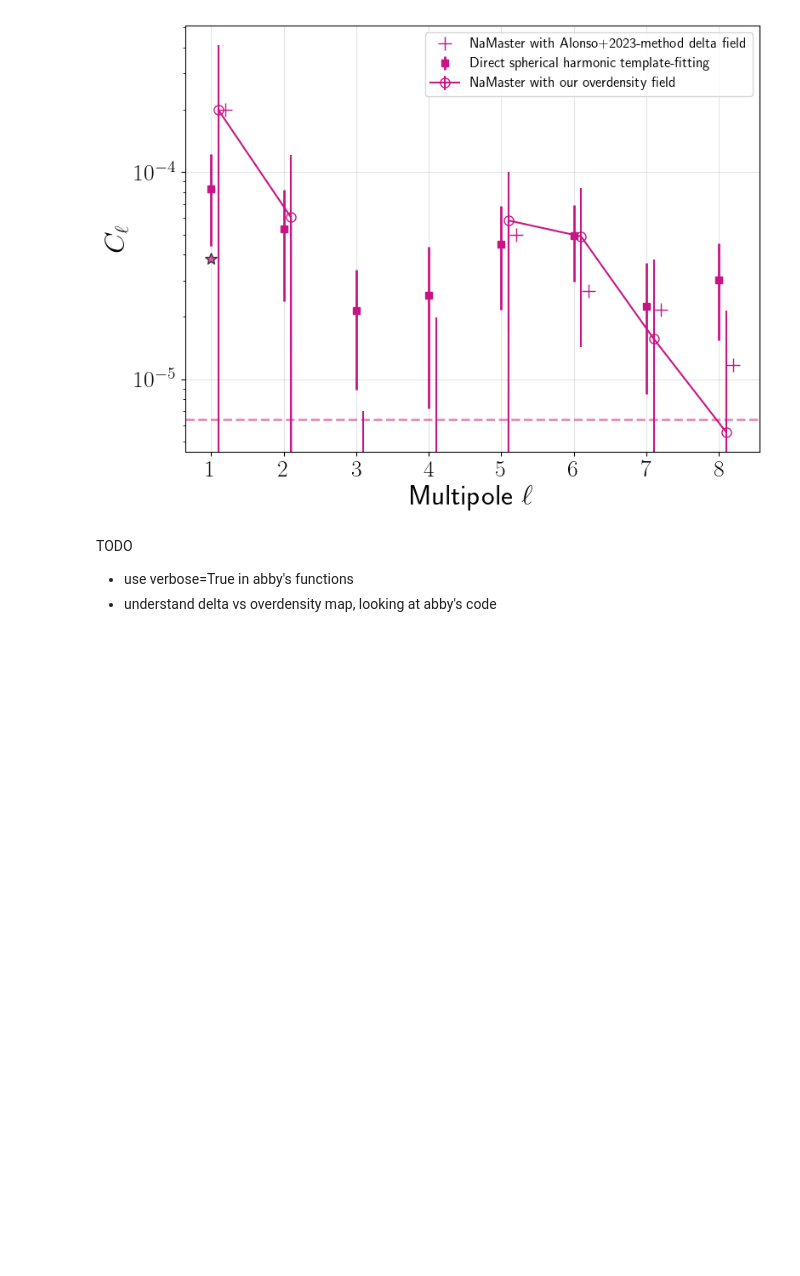
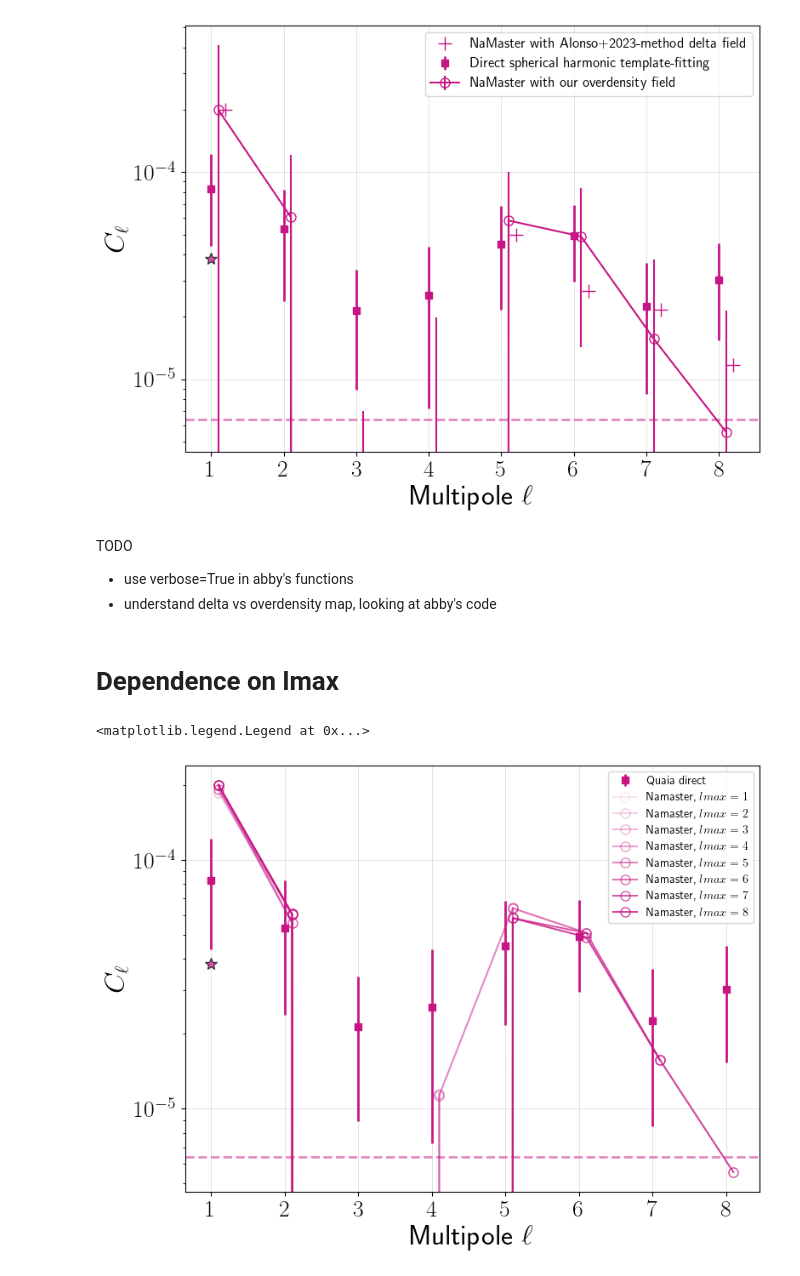
Before and after one commit to abbyw24/lss-dipoles, a Jupyter notebook: notebooks/2024-06-05_pseudo-Cells.ipynb, the cells around one changed output. Saved outputs shown, nothing was run; the diff lists cells and outputs as text; code cells hidden in the pictures; blank space fills up the shorter version.

Commit message:
Added lmax comparison

```diff
--- a/notebooks/2024-06-05_pseudo-Cells.ipynb
+++ b/notebooks/2024-06-05_pseudo-Cells.ipynb
@@ -282,19 +286,20 @@ c = cat[maskflag]
 ipix = ipix[maskflag]
 
 # Calculate overdensity field
-nmap = np.bincount(ipix, minlength=npix)
+NPIX = hp.nside2npix(d.NSIDE)
+nmap = np.bincount(ipix, minlength=NPIX)
 nmean = np.sum(nmap*mask_b)/np.sum(mask*mask_b)
-delta = np.zeros(npix)
+delta = np.zeros(NPIX)
 delta[mask_b] = nmap[mask_b]/(nmean*mask[mask_b])-1
 
 nmean_myway = np.sum(nmap[mask_b]/(mask[mask_b]))/np.sum(mask_b)
 
 # Calculate coupled noise power spectrum
 # eqn 4.12 in Alonso+2023 https://arxiv.org/pdf/2306.17748
-nmean_srad = nmean * npix / (4*np.pi)
+nmean_srad = nmean * NPIX / (4*np.pi)
 nl_coupled = np.mean(mask) / nmean_srad * np.ones((1, 3*d.NSIDE))
 
-print(nmean, npix, nmean_srad)
+print(nmean, NPIX, nmean_srad)
 print(nmean_myway)
 print(nl_coupled.shape, nl_coupled[0,:5])
 # %% [output]
@@ -344,7 +349,7 @@ f_cat = nmt.NmtField(mask, [delta], n_iter=0)
 Set up C_ell calculator and compute
 # %%
 # Calculator
-def get_cl(f1, f2, pnl=None):
+def get_cl(f1, f2, b, pnl=None):
     pcl = nmt.compute_coupled_cell(f1, f2)
     w = nmt.NmtWorkspace()
     w.compute_coupling_matrix(f1, f2, b)
@@ -357,7 +362,7 @@ def get_cl(f1, f2, pnl=None):
     wins = w.get_bandpower_windows()
     return cl, nl, w, wins.squeeze()
 # %%
-cl, nl, w, Bbl = get_cl(f_quaia, f_quaia, pnl=nl_coupled)
+cl, nl, w, Bbl = get_cl(f_quaia, f_quaia, b, pnl=nl_coupled)
 #cl, nl, w, Bbl = get_cl(f_quaia, f_quaia, pnl=None)
 print(cl)
 # %% [output]
@@ -473,3 +481,5 @@ ax.legend(loc=1, fontsize=12)
 TODO
 - use verbose=True in abby's functions
 - understand delta vs overdensity map, looking at abby's code
+# %% [markdown]
+# Dependence on lmax
@@ -475,0 +507,56 @@ TODO
+# %%
+# plottt
+#  (Cell functions output C_0, but start with C_1 since we're fitting overdensities)
+fig, ax = plt.subplots(figsize=(8,6), tight_layout=True)
+#kwargs = dict(ls='None', ms=6, alpha=0.6, capsize=2, lw=lw)
+kwargs = dict(ls='None', ms=6, alpha=1, lw=lw)
+
+ax.errorbar(ells[1:], Cells_quaia[1:], yerr=Cells_quaia_std[1:],
+                c=color_quaia, label='Quaia direct',
+                marker='s', **kwargs)
+
+for i in range(len(l_max_arr)):
+
+    ax.errorbar(leff_arr_lmaxdep[i]+0.1, cl_arr_lmaxdep[i][0], #yerr=np.sqrt(np.diag(cv)),
+                color=color_quaia, marker='o', markersize=8, markerfacecolor='None',
+                #ls='None',
+                label=rf'Namaster, $lmax={l_max_arr[i]}$',
+                alpha=l_max_arr[i]/10)
+
+#     ax.plot(leff+0.2, cl_cat[0], color=color_quaia, marker='+', markersize=12, #markerfacecolor='None',
+#             ls='None', lw=2, label='NaMaster with Alonso+2023-method delta field')
+
+
+# expected dipole amplitude
+kwargs = dict(marker='*', ms=10, mec='k', alpha=0.7)
+ax.plot(1, expected_C1_quaia, c=color_quaia, **kwargs, lw=lw)
+# manual label
+marker = mpl.lines.Line2D([0],[0], c='None', label='Expected from CMB', **kwargs)
+
+# shot noise estimates
+kwargs = dict(ls='--', alpha=0.5, lw=lw)
+ax.axhline(noise_quaia_Cell, c=color_quaia, **kwargs)
+#ax.axhline(noise_quaia_cross, c=color_quaia, **kwargs)
+# manual label
+line = mpl.lines.Line2D([0], [0], label='Shot noise', c='k', **kwargs)
+
+# model + shot noise
+#ax.plot(ells_mod, Cells_mod + noise_quaia_Cell, c=color_quaia, label='Model + shot noise', alpha=0.5)
+
+# add manual symbols to auto legend
+handles, labels = plt.gca().get_legend_handles_labels()
+handles.extend([marker, line])
+
+ax.semilogy()
+ax.grid(alpha=0.5, lw=lw_grid)
+#ax.set_xlim(ells[1:][0] - 0.5, ells[1:][-1] + 0.5)
+#ax.set_ylim(2e-6, 3e-4)
+ax.set_xlabel(r'Multipole $\ell$')
+#ax.set_xticks(ells[1:])
+ax.set_ylabel(r'$C_\ell$')
+# ax.set_title(r'Angular power $C_\ell$, $0\leq\ell\leq$'f'{max_ell}')
+#ax.legend(loc=1, handles=handles)
+ax.legend(loc='upper right', fontsize=10)
+# %% [output]
+<matplotlib.legend.Legend at 0x...>
+[figure, added]
```
Also changed, not shown: parts of 8 cells of this notebook.
